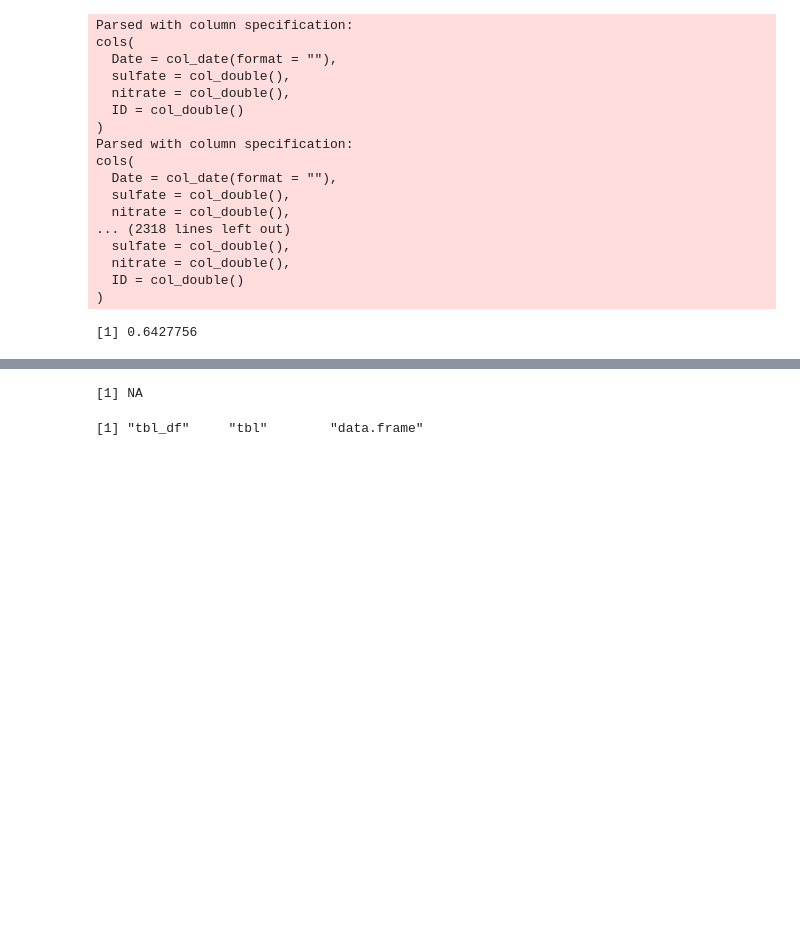
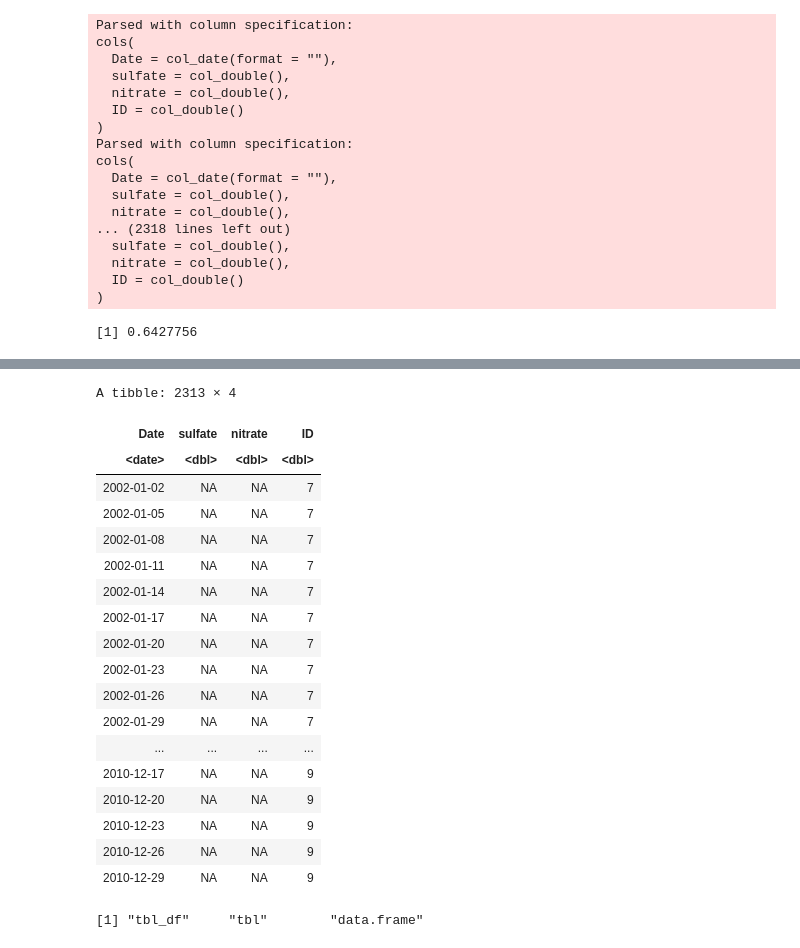
Before and after one commit to amirsaleem1990/Data-Science-specialization-Johns-Hopkins-University, a Jupyter notebook: Rprogramming/week-2/programming-assingment-1/Untitled.ipynb, the cells around one changed output, grey strips where cells are left out. Saved outputs shown, nothing was run; the diff lists cells and outputs as text; code cells hidden in the pictures; blank space fills up the shorter version.

```diff
--- a/Rprogramming/week-2/programming-assingment-1/Untitled.ipynb
+++ b/Rprogramming/week-2/programming-assingment-1/Untitled.ipynb
@@ -60,5 +60,5 @@ if (class(id) == 'integer'){
 # %% [output]
 [1] 0.6427756
 # %%
-mean(tbl[tbl$ID == id,][pollutant], na.rm = TRUE)
+filter(tbl, ID == id)
 # %% [output]
@@ -68,4 +67,22 @@ Warning message in tbl$ID == id:
-[1] NA
+A tibble: 2313 × 4
+| Date | sulfate | nitrate | ID |
+| <date> | <dbl> | <dbl> | <dbl> |
+| 2002-01-02 | NA | NA | 7 |
+| 2002-01-05 | NA | NA | 7 |
+| 2002-01-08 | NA | NA | 7 |
+| 2002-01-11 | NA | NA | 7 |
+| 2002-01-14 | NA | NA | 7 |
+| 2002-01-17 | NA | NA | 7 |
+| 2002-01-20 | NA | NA | 7 |
+| 2002-01-23 | NA | NA | 7 |
+| 2002-01-26 | NA | NA | 7 |
+| 2002-01-29 | NA | NA | 7 |
+| ... | ... | ... | ... |
+| 2010-12-17 | NA | NA | 9 |
+| 2010-12-20 | NA | NA | 9 |
+| 2010-12-23 | NA | NA | 9 |
+| 2010-12-26 | NA | NA | 9 |
+| 2010-12-29 | NA | NA | 9 |
 # %%
 class(tbl[tbl$ID == id,][pollutant])
 # %% [output]
```
Also changed, not shown: parts of 1 cell of this notebook.
